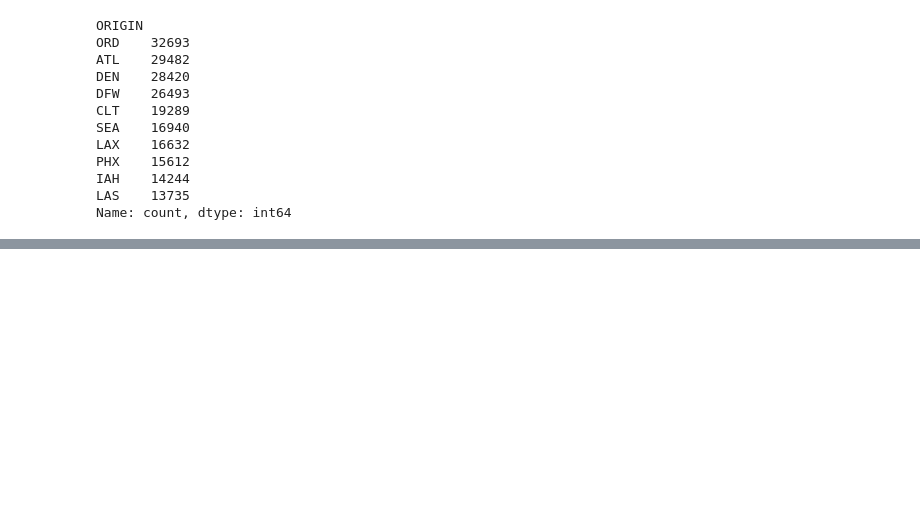
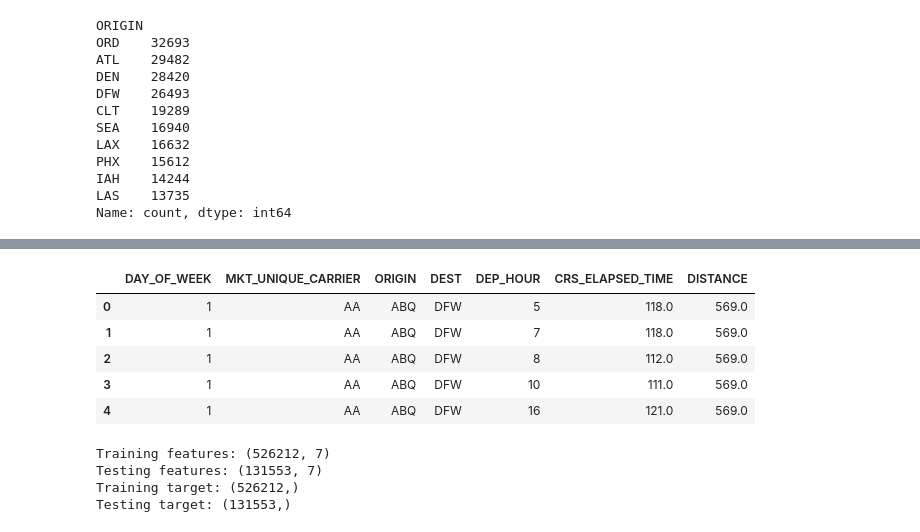
Before and after one commit to JessicaBrantley/flight-delay-prediction, a Jupyter notebook: notebooks/01_data_exploration.ipynb, the cells around one changed output, grey strips where cells are left out. Saved outputs shown, nothing was run; the diff lists cells and outputs as text; code cells hidden in the pictures; blank space fills up the shorter version.

Commit message:
Complete EDA and prepare train - test split

```diff
--- a/notebooks/01_data_exploration.ipynb
+++ b/notebooks/01_data_exploration.ipynb
@@ -560,0 +701,22 @@ Name: count, dtype: int64
+# %%
+X = df_clean[
+    [
+        "DAY_OF_WEEK",
+        "MKT_UNIQUE_CARRIER",
+        "ORIGIN",
+        "DEST",
+        "DEP_HOUR",
+        "CRS_ELAPSED_TIME",
+        "DISTANCE"
+    ]
+]
+
+y = df_clean["ARR_DEL15"]
+X.head()
+# %% [output]
+|  | DAY_OF_WEEK | MKT_UNIQUE_CARRIER | ORIGIN | DEST | DEP_HOUR | CRS_ELAPSED_TIME | DISTANCE |
+| 0 | 1 | AA | ABQ | DFW | 5 | 118.0 | 569.0 |
+| 1 | 1 | AA | ABQ | DFW | 7 | 118.0 | 569.0 |
+| 2 | 1 | AA | ABQ | DFW | 8 | 112.0 | 569.0 |
+| 3 | 1 | AA | ABQ | DFW | 10 | 111.0 | 569.0 |
+| 4 | 1 | AA | ABQ | DFW | 16 | 121.0 | 569.0 |
@@ -560,0 +725,18 @@ Name: count, dtype: int64
+# %%
+X_train, X_test, y_train, y_test = train_test_split(
+    X,
+    y,
+    test_size=0.20,
+    random_state=42,
+    stratify=y
+)
+
+print("Training features:", X_train.shape)
+print("Testing features:", X_test.shape)
+print("Training target:", y_train.shape)
+print("Testing target:", y_test.shape)
+# %% [output]
+Training features: (526212, 7)
+Testing features: (131553, 7)
+Training target: (526212,)
+Testing target: (131553,)
```
Also changed, not shown: parts of 14 cells of this notebook.
